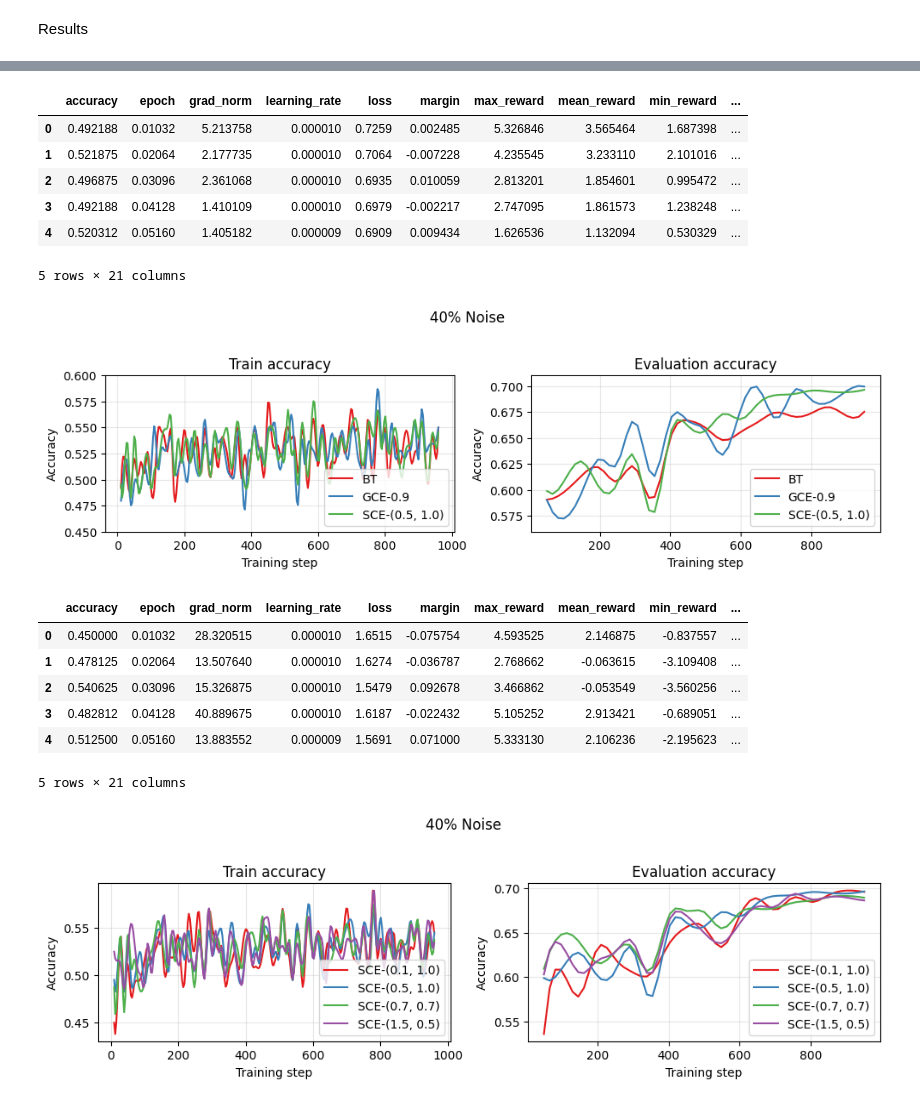
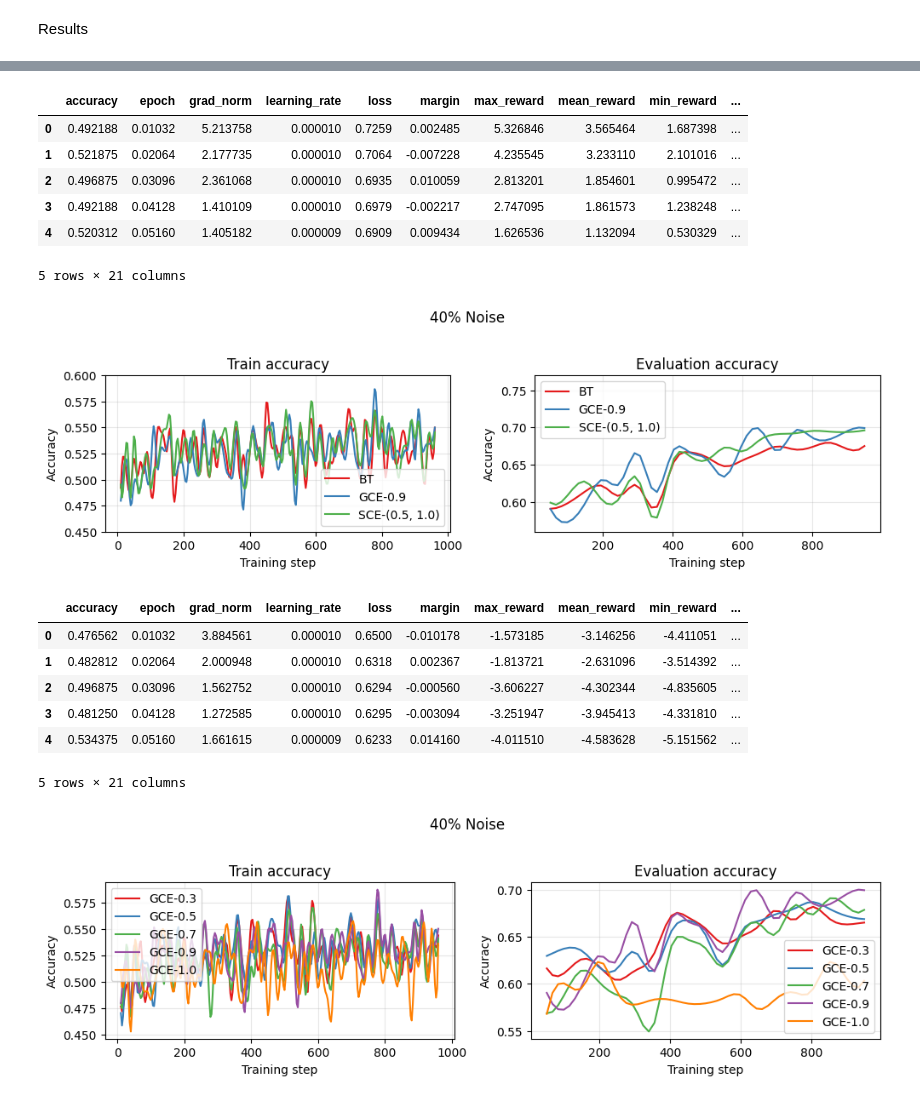
Before and after one commit to iamxjy/dl-rm-loss, a Jupyter notebook: reward_modeling/reward_modeling_visualize.ipynb, the cells around one changed output, grey strips where cells are left out. Cells and saved outputs as stored; diff of their text form; code cells hidden in the pictures.

Commit message:
final graphs

```diff
--- a/reward_modeling/reward_modeling_visualize.ipynb
+++ b/reward_modeling/reward_modeling_visualize.ipynb
@@ -746,7 +746,7 @@ plot_selected(
     x_title="Training step",
     y_title="Accuracy",
     subplot_titles=["Train accuracy", "Evaluation accuracy"],
-    y_lims=[(0.45, 0.6), (0.56, 0.71)]
+    y_lims=[(0.45, 0.6), (0.56, 0.77)]
 )
 # %% [output]
 |  | accuracy | epoch | grad_norm | learning_rate | loss | margin | max_reward | mean_reward | min_reward | ... |
@@ -756,25 +756,25 @@ plot_selected(
 | 3 | 0.492188 | 0.04128 | 1.410109 | 0.000010 | 0.6979 | -0.002217 | 2.747095 | 1.861573 | 1.238248 | ... |
 | 4 | 0.520312 | 0.05160 | 1.405182 | 0.000009 | 0.6909 | 0.009434 | 1.626536 | 1.132094 | 0.530329 | ... |
 5 rows × 21 columns
-[figure, old version]
+[figure, new version]
 # %%
 plot_selected(
     base_path="models_final/",
-    paths=final_groups_by_loss_and_noise["sce"]["noisy40"],
-    legend_labels=final_groups_by_loss_and_noise_legend_labels["sce"]["noisy40"],
+    paths=final_groups_by_loss_and_noise["gce"]["noisy40"],
+    legend_labels=final_groups_by_loss_and_noise_legend_labels["gce"]["noisy40"],
     smoothing=1.1,
     fields_to_plot=["accuracy", "eval_accuracy"],
     title="40% Noise",
     x_title="Training step",
     y_title="Accuracy",
     subplot_titles=["Train accuracy", "Evaluation accuracy"],
 )
 # %% [output]
 |  | accuracy | epoch | grad_norm | learning_rate | loss | margin | max_reward | mean_reward | min_reward | ... |
-| 0 | 0.450000 | 0.01032 | 28.320515 | 0.000010 | 1.6515 | -0.075754 | 4.593525 | 2.146875 | -0.837557 | ... |
-| 1 | 0.478125 | 0.02064 | 13.507640 | 0.000010 | 1.6274 | -0.036787 | 2.768662 | -0.063615 | -3.109408 | ... |
-| 2 | 0.540625 | 0.03096 | 15.326875 | 0.000010 | 1.5479 | 0.092678 | 3.466862 | -0.053549 | -3.560256 | ... |
-| 3 | 0.482812 | 0.04128 | 40.889675 | 0.000010 | 1.6187 | -0.022432 | 5.105252 | 2.913421 | -0.689051 | ... |
-| 4 | 0.512500 | 0.05160 | 13.883552 | 0.000009 | 1.5691 | 0.071000 | 5.333130 | 2.106236 | -2.195623 | ... |
+| 0 | 0.476562 | 0.01032 | 3.884561 | 0.000010 | 0.6500 | -0.010178 | -1.573185 | -3.146256 | -4.411051 | ... |
+| 1 | 0.482812 | 0.02064 | 2.000948 | 0.000010 | 0.6318 | 0.002367 | -1.813721 | -2.631096 | -3.514392 | ... |
+| 2 | 0.496875 | 0.03096 | 1.562752 | 0.000010 | 0.6294 | -0.000560 | -3.606227 | -4.302344 | -4.835605 | ... |
+| 3 | 0.481250 | 0.04128 | 1.272585 | 0.000010 | 0.6295 | -0.003094 | -3.251947 | -3.945413 | -4.331810 | ... |
+| 4 | 0.534375 | 0.05160 | 1.661615 | 0.000009 | 0.6233 | 0.014160 | -4.011510 | -4.583628 | -5.151562 | ... |
 5 rows × 21 columns
-[figure, old version]
+[figure, new version]
```
Also changed, not shown: parts of 3 cells of this notebook.
